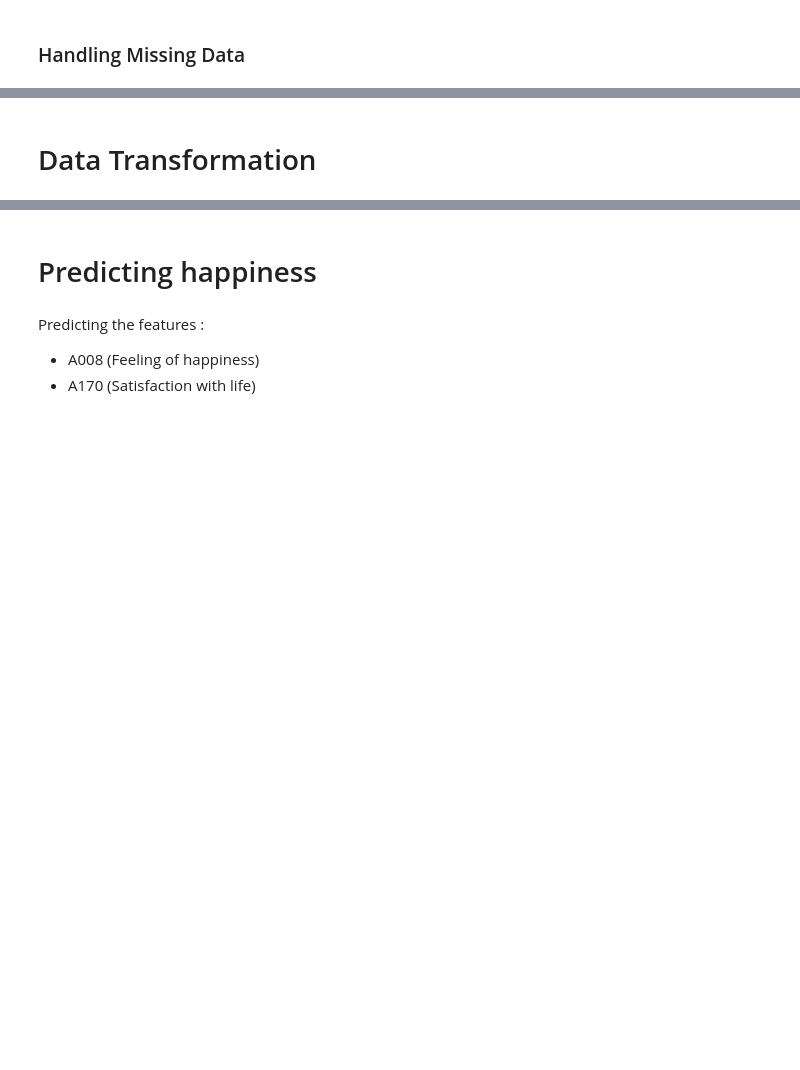
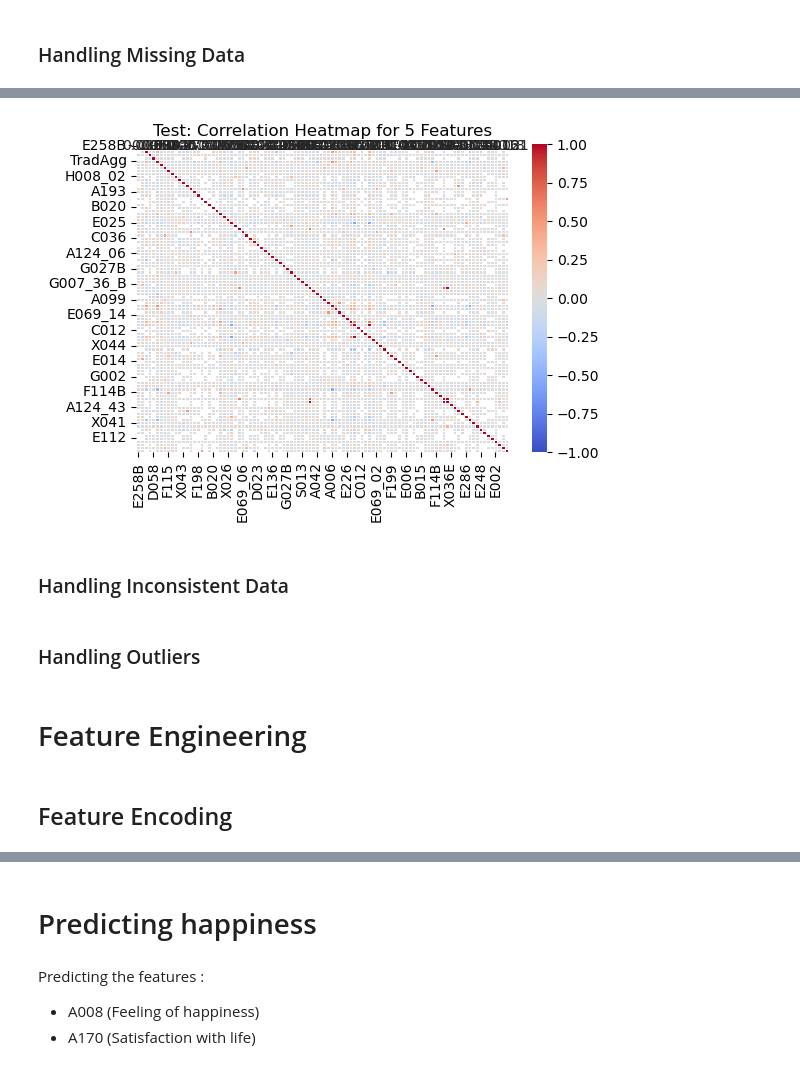
Before and after one commit to Maltouf25/Happiness-Analysis-Project, a Jupyter notebook: notebook1.ipynb, the cells around one changed output, grey strips where cells are left out. Drawn from its saved outputs; the diff is of its cells as text; code cells hidden in the pictures; blank space fills up the shorter version.

```diff
--- a/notebook1.ipynb
+++ b/notebook1.ipynb
@@ -80,0 +427,4 @@ Do I need domain knowledge to understand why data is missing?
+# %%
+# Get numerical columns
+num_columns = df.select_dtypes(include=[np.number]).columns
+df[num_columns].head()
@@ -80,0 +439,4 @@ Do I need domain knowledge to understand why data is missing?
+# %%
+# Get datetime columns
+datetime_cols = df.select_dtypes(include=['datetime64[ns]']).columns
+df[date_columns].head()
@@ -80,0 +459,10 @@ Do I need domain knowledge to understand why data is missing?
+# %%
+from sklearn.impute import SimpleImputer
+
+# Apply median imputation to numerical columns
+num_imputer = SimpleImputer(strategy='median')
+df[num_columns] = num_imputer.fit_transform(df[num_columns])
+# %%
+for col in datetime_cols:
+    median_date = df[col].dropna().median()
+    df[col] = df[col].fillna(median_date)
@@ -81,2 +586,27 @@ Do I need domain knowledge to understand why data is missing?
+# %%
+import numpy as np
+import seaborn as sns
+import matplotlib.pyplot as plt
+
+# Select 5 random numeric columns
+sample_cols = np.random.choice(df.select_dtypes(include=['number']).columns, 100, replace=False)
+df_sample = df[sample_cols]
+
+# Compute correlation matrix for the sample
+corr_matrix_sample = df_sample.corr()
+
+# Plot the heatmap for the sample
+plt.figure(figsize=(6, 4))
+sns.heatmap(corr_matrix_sample, annot=True, cmap="coolwarm", linewidths=0.5, vmin=-1, vmax=1)
+plt.title("Test: Correlation Heatmap for 5 Features")
+plt.show()
+# %% [output]
+[figure, added]
 # %% [markdown]
-# Data Transformation
+### Handling Inconsistent Data
+# %% [markdown]
+### Handling Outliers
+# %% [markdown]
+# Feature Engineering
+# %% [markdown]
+## Feature Encoding
```
Also changed, not shown: parts of 85 cells of this notebook, 1 other file.
